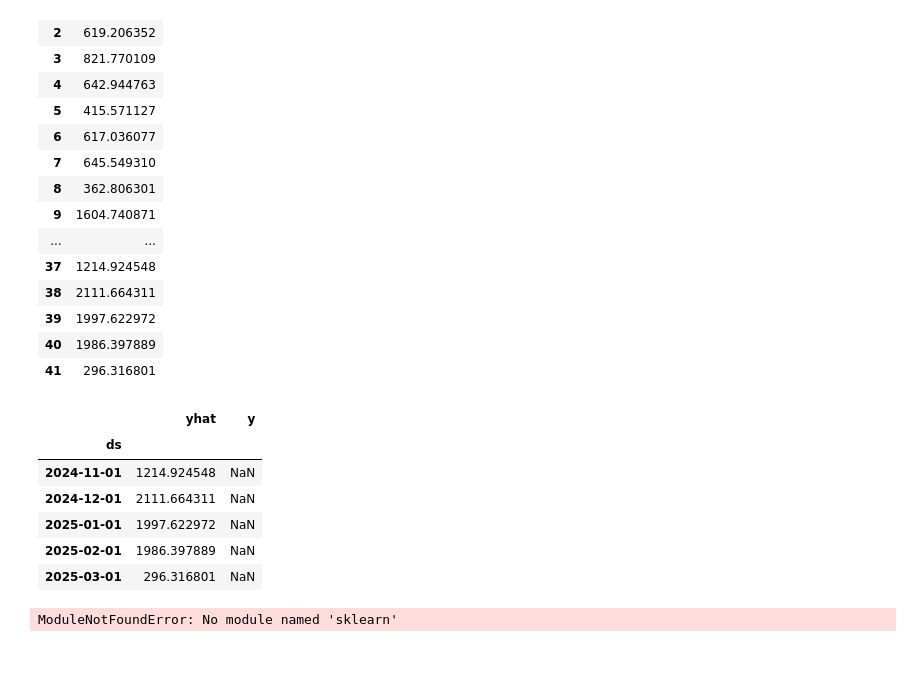
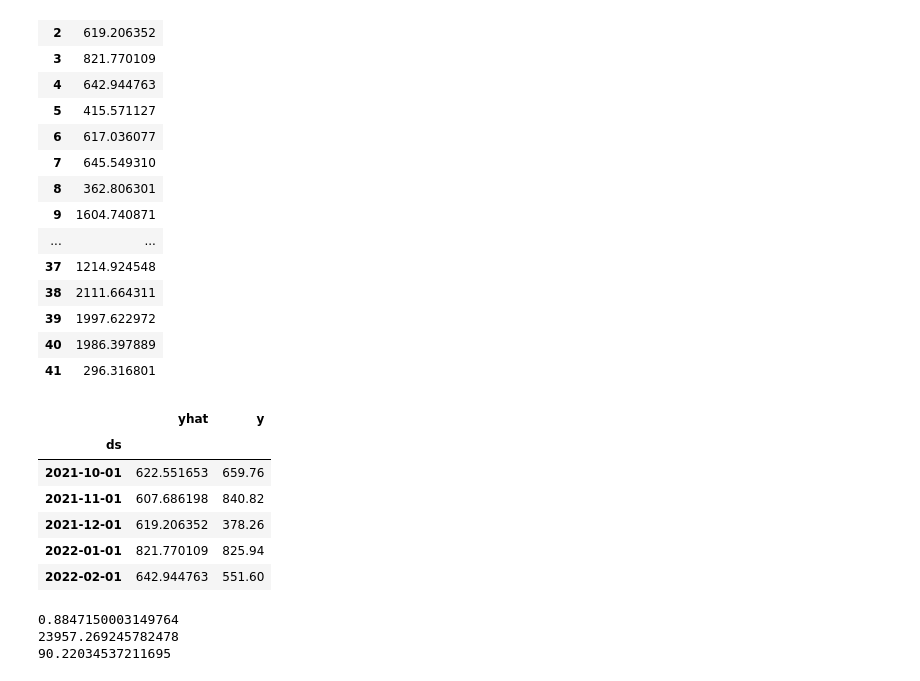
Before and after one commit to Mkranj/time_series_expenses, a Jupyter notebook: scripts/basic_timeseries.ipynb, the cells around one changed output. Cells and saved outputs as stored; diff of their text form; code cells hidden in the pictures.

Commit message:
Report metrics for monthly data

```diff
--- a/scripts/basic_timeseries.ipynb
+++ b/scripts/basic_timeseries.ipynb
@@ -171,19 +175,3 @@ forecast[["yhat"]]
 | 39 | 1997.622972 |
 | 40 | 1986.397889 |
 | 41 | 296.316801 |
-# %%
-# Metrics
-
-metrics_df = (forecast.set_index("ds")[['yhat']].
-    join(monthly.set_index("ds").y)
-    )
-
-metrics_df.head()
-# %% [output]
-|  | yhat | y |
-| ds |  |  |
-| 2024-11-01 | 1214.924548 | NaN |
-| 2024-12-01 | 2111.664311 | NaN |
-| 2025-01-01 | 1997.622972 | NaN |
-| 2025-02-01 | 1986.397889 | NaN |
-| 2025-03-01 | 296.316801 | NaN |
@@ -193,6 +178,24 @@ metrics_df.dropna(inplace = True)
+# %%
+from time_series_expenses.forecast_metrics import create_metrics_df
+
+metrics_df = create_metrics_df(monthly, forecast)
+
+metrics_df.head()
+# %% [output]
+|  | yhat | y |
+| ds |  |  |
+| 2021-10-01 | 622.551653 | 659.76 |
+| 2021-11-01 | 607.686198 | 840.82 |
+| 2021-12-01 | 619.206352 | 378.26 |
+| 2022-01-01 | 821.770109 | 825.94 |
+| 2022-02-01 | 642.944763 | 551.60 |
 # %%
 from sklearn.metrics import mean_squared_error, r2_score, mean_absolute_error
 
-r2_score(metrics_df.y, metrics_df.yhat)
+print(r2_score(metrics_df.y, metrics_df.yhat))
+print(mean_squared_error(metrics_df.y, metrics_df.yhat))
+print(mean_absolute_error(metrics_df.y, metrics_df.yhat))
 # %% [output]
-ModuleNotFoundError: No module named 'sklearn'
+0.8847150003149764
+23957.269245782478
+90.22034537211695
```
Also changed, not shown: parts of 8 cells of this notebook.
